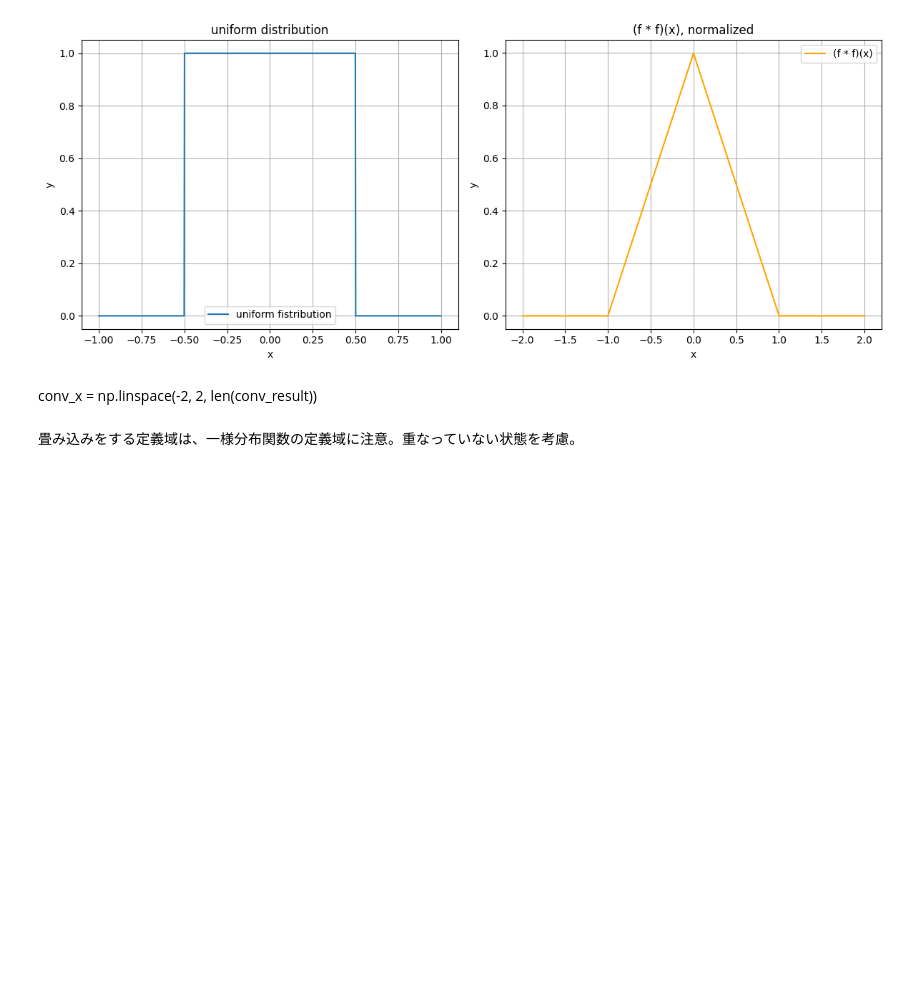
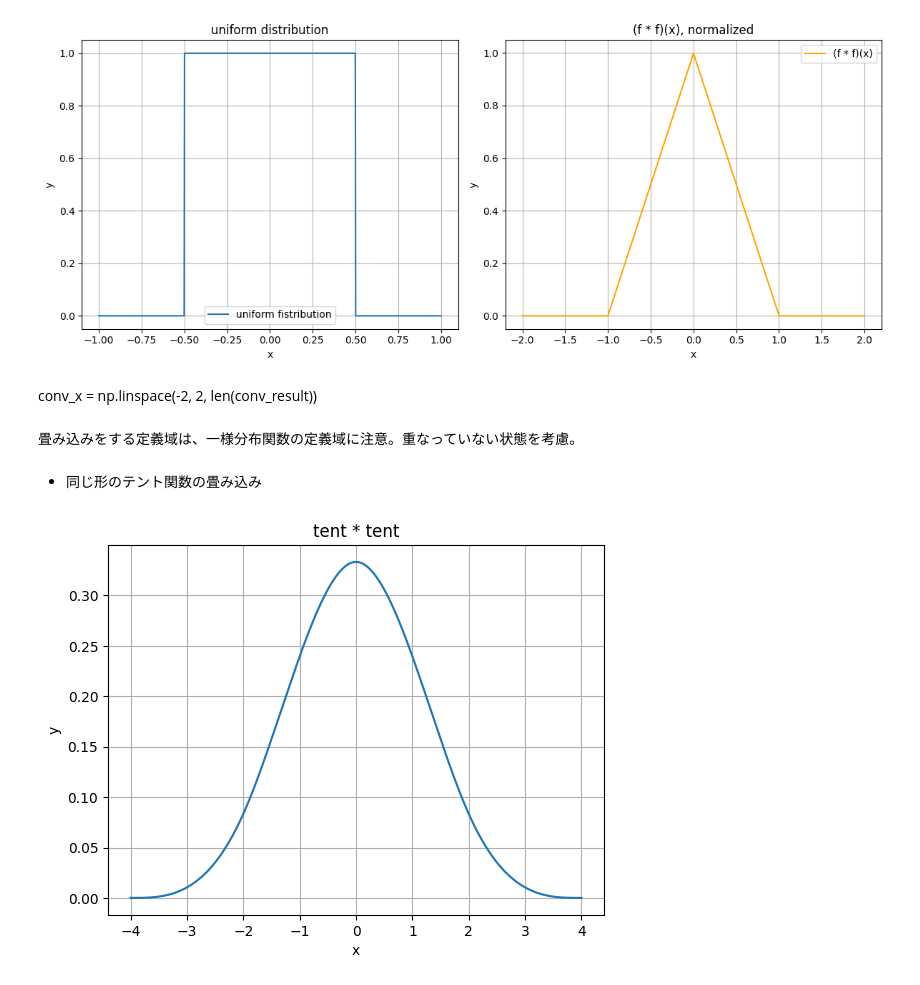
Before and after one commit to jamagiwa/math_visualize, a Jupyter notebook: probability_theory/characteristic_function/convolution.ipynb, the cells around one changed output. Drawn from its saved outputs; the diff is of its cells as text; code cells hidden in the pictures; blank space fills up the shorter version.

```diff
--- a/probability_theory/characteristic_function/convolution.ipynb
+++ b/probability_theory/characteristic_function/convolution.ipynb
@@ -145,3 +141,35 @@ plt.show()
 conv_x = np.linspace(-2, 2, len(conv_result))
 # %% [markdown]
 畳み込みをする定義域は、一様分布関数の定義域に注意。重なっていない状態を考慮。
+# %% [markdown]
+- 同じ形のテント関数の畳み込み
+# %%
+import numpy as np
+import matplotlib.pyplot as plt
+from scipy.signal import convolve
+
+#一様分布
+x_uniform = np.linspace(-1, 1, 10000)
+uniform_dist = np.where(np.abs(x_uniform) <= 1, 1, 0 )
+
+#一様分布の畳み込み box -> tent
+tent_dist = convolve(uniform_dist,  uniform_dist, mode = "full")
+x_tent = np.linspace(-2, 2, len(tent_dist))
+
+#tentの畳み込み　tent -> smooth1
+smooth1_dist = convolve(tent_dist, tent_dist, mode = "full")
+x_smooth1  = np.linspace(-4, 4, len(smooth1_dist))
+
+#正規化
+area = np.trapz(smooth1_dist, x_smooth1)
+smooth1_normalized = smooth1_dist / area
+
+#グラフの描画
+plt.plot(x_smooth1, smooth1_normalized, label = "tent * tent")
+plt.title("tent * tent")
+plt.xlabel("x")
+plt.ylabel("y")
+plt.grid(True)
+plt.show()
+# %% [output]
+[figure, added]
```
Also changed, not shown: parts of 5 cells of this notebook.
